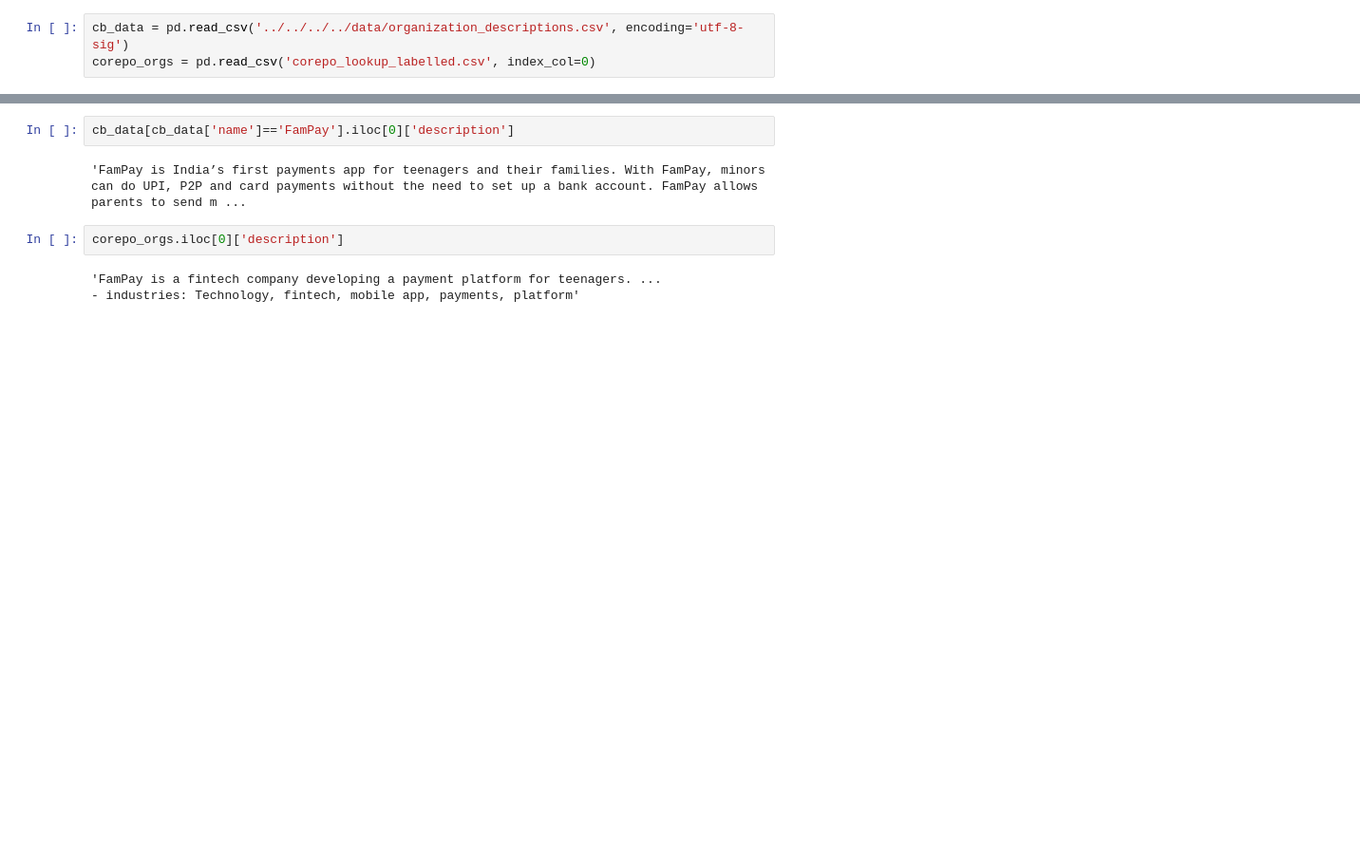
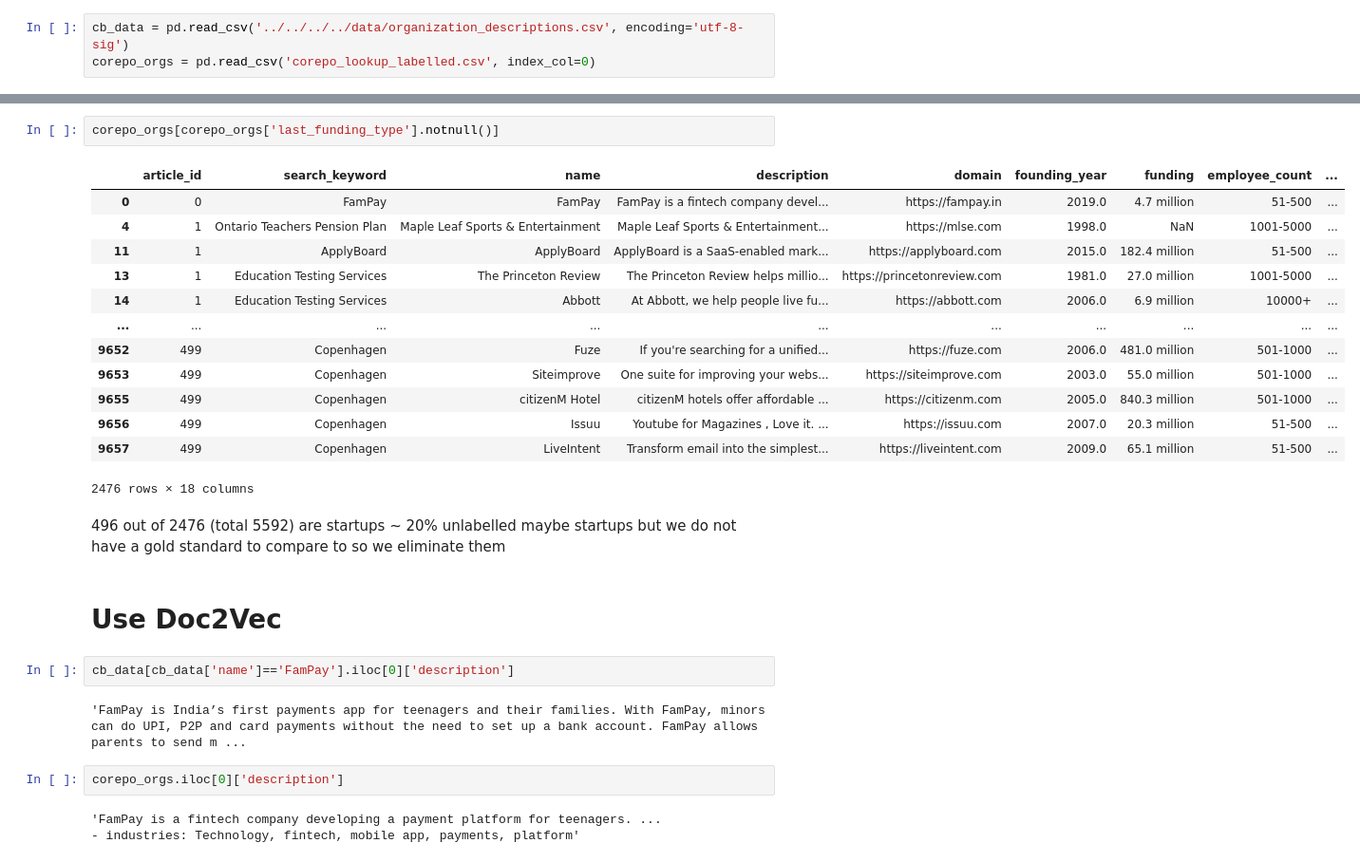
Before and after one commit to csynbiosys/dissertations-2021-info, a Jupyter notebook: kasturi_mitra_find/classification/preprocessing_for_classification.ipynb, the cells around one changed output, grey strips where cells are left out. Shown at 95% size. Drawn from its saved outputs; the diff is of its cells as text; blank space fills up the shorter version.

```diff
--- a/kasturi_mitra_find/classification/preprocessing_for_classification.ipynb
+++ b/kasturi_mitra_find/classification/preprocessing_for_classification.ipynb
@@ -29,3 +142,24 @@ corepo_orgs = pd.read_csv('corepo_lookup_labelled.csv', index_col=0)
+# %%
+corepo_orgs[corepo_orgs['last_funding_type'].notnull()]
+# %% [output]
+|  | article_id | search_keyword | name | description | domain | founding_year | funding | employee_count | ... |
+| 0 | 0 | FamPay | FamPay | FamPay is a fintech company devel... | https://fampay.in | 2019.0 | 4.7 million | 51-500 | ... |
+| 4 | 1 | Ontario Teachers Pension Plan | Maple Leaf Sports & Entertainment | Maple Leaf Sports & Entertainment... | https://mlse.com | 1998.0 | NaN | 1001-5000 | ... |
+| 11 | 1 | ApplyBoard | ApplyBoard | ApplyBoard is a SaaS-enabled mark... | https://applyboard.com | 2015.0 | 182.4 million | 51-500 | ... |
+| 13 | 1 | Education Testing Services | The Princeton Review | The Princeton Review helps millio... | https://princetonreview.com | 1981.0 | 27.0 million | 1001-5000 | ... |
+| 14 | 1 | Education Testing Services | Abbott | At Abbott, we help people live fu... | https://abbott.com | 2006.0 | 6.9 million | 10000+ | ... |
+| ... | ... | ... | ... | ... | ... | ... | ... | ... | ... |
+| 9652 | 499 | Copenhagen | Fuze | If you're searching for a unified... | https://fuze.com | 2006.0 | 481.0 million | 501-1000 | ... |
+| 9653 | 499 | Copenhagen | Siteimprove | One suite for improving your webs... | https://siteimprove.com | 2003.0 | 55.0 million | 501-1000 | ... |
+| 9655 | 499 | Copenhagen | citizenM Hotel | citizenM hotels offer affordable ... | https://citizenm.com | 2005.0 | 840.3 million | 501-1000 | ... |
+| 9656 | 499 | Copenhagen | Issuu | Youtube for Magazines , Love it. ... | https://issuu.com | 2007.0 | 20.3 million | 51-500 | ... |
+| 9657 | 499 | Copenhagen | LiveIntent | Transform email into the simplest... | https://liveintent.com | 2009.0 | 65.1 million | 51-500 | ... |
+2476 rows × 18 columns
+# %% [markdown]
+496 out of 2476 (total 5592) are startups ~ 20%
+unlabelled maybe startups but we do not have a gold standard to compare to so we eliminate them
+# %% [markdown]
+# Use Doc2Vec
 # %%
 cb_data[cb_data['name']=='FamPay'].iloc[0]['description']
 # %% [output]
```
Also changed, not shown: parts of 24 cells of this notebook, 2 other files.
